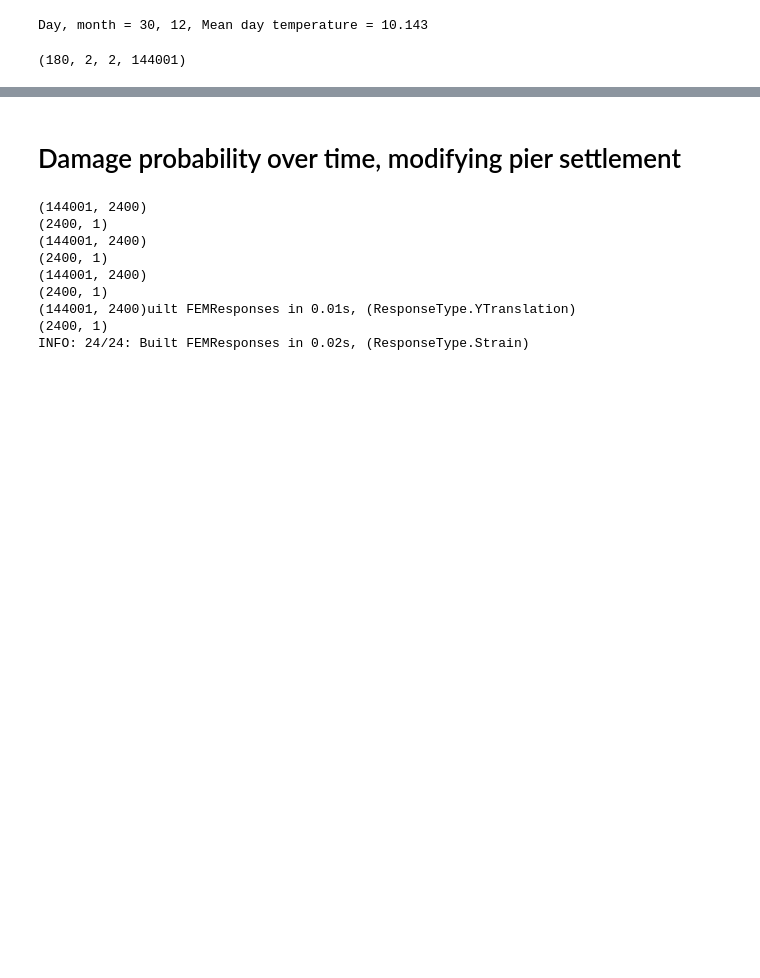
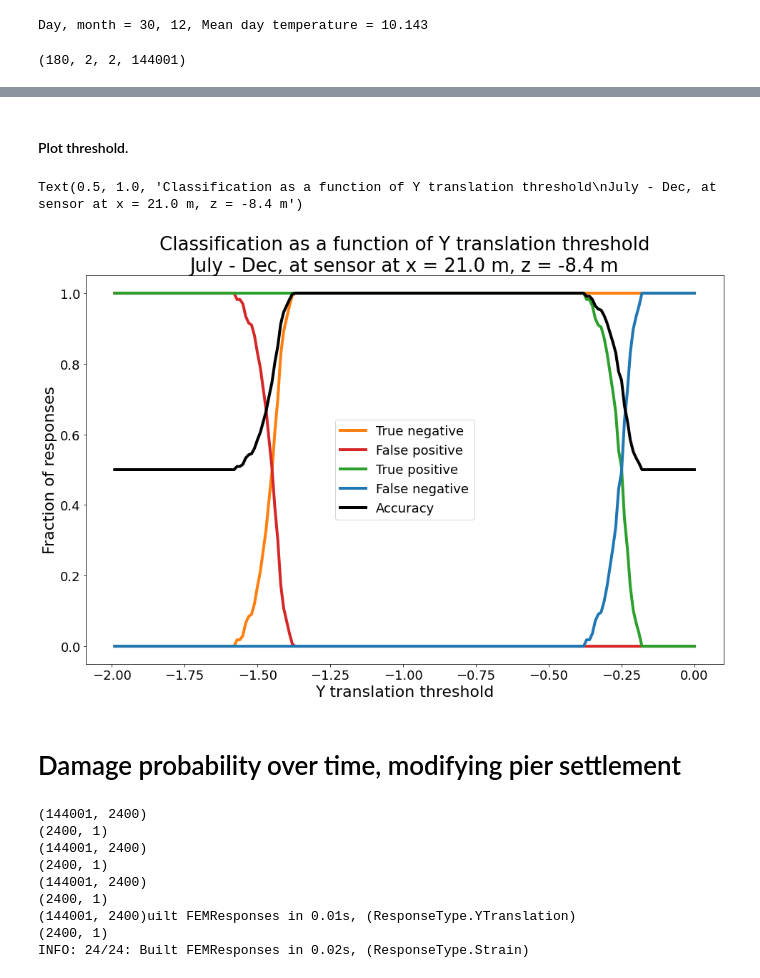
Before and after one commit to jerbaroo/bridge-sim, a Jupyter notebook: notebooks/classify.ipynb, the cells around one changed output, grey strips where cells are left out. Drawn from its saved outputs; the diff is of its cells as text; code cells hidden in the pictures; blank space fills up the shorter version.

```diff
--- a/notebooks/classify.ipynb
+++ b/notebooks/classify.ipynb
@@ -1120,3 +1140,35 @@ plt.plot(means)
+# %%
+thresholds = np.arange(start=0, stop=-2, step=-0.01)
+count_hs, count_ps = [], []
+for threshold in thresholds:
+    count_h, count_p = 0, 0
+    for day_i in range(len(healthy_robust)):
+        if healthy_robust[day_i] < threshold:
+            count_h += 1
+        if pier_robust[day_i] < threshold:
+            count_p += 1
+    count_hs.append(count_h)
+    count_ps.append(count_p)
+count_hs, count_ps = np.array(count_hs), np.array(count_ps)
+#     print(f"Threshold = {threshold}, healthy: {count_h / len(healthy_robust)}, pier: {count_p / len(healthy_robust)}")
+# %% [markdown]
+#### Plot threshold.
+# %%
+tp, fn = count_ps, len(pier_robust) - count_ps
+tn, fp = len(pier_robust) - count_hs, count_hs
+plt.plot(thresholds, tp / len(pier_robust), label="True negative", color="tab:orange", lw=4)
+plt.plot(thresholds, fn / len(pier_robust), label="False positive", color="tab:red", lw=4)
+plt.plot(thresholds, tn / len(pier_robust), label="True positive", color="tab:green", lw=4)
+plt.plot(thresholds, fp / len(pier_robust), label="False negative", color="tab:blue", lw=4)
+plt.plot(thresholds, (tn + tp) / (fn + fp + tn +tp), label="Accuracy", color="black", lw=4)
+# plt.plot(thresholds, (tp) / (tp + fn), label="Accuracy")
+plt.ylabel("Fraction of responses")
+plt.xlabel("Y translation threshold")
+plt.legend()
+plt.title(f"Classification as a function of Y translation threshold\nJuly - Dec, at sensor at x = {sensor_point.x:.1f} m, z = {sensor_point.z:.1f} m")
+# %% [output]
+Text(0.5, 1.0, 'Classification as a function of Y translation threshold\nJuly - Dec, at sensor at x = 21.0 m, z = -8.4 m')
+[figure, added]
 # %% [markdown]
 # Damage probability over time, modifying pier settlement
 # %%
```
Also changed, not shown: parts of 12 cells of this notebook, 1 other file.
